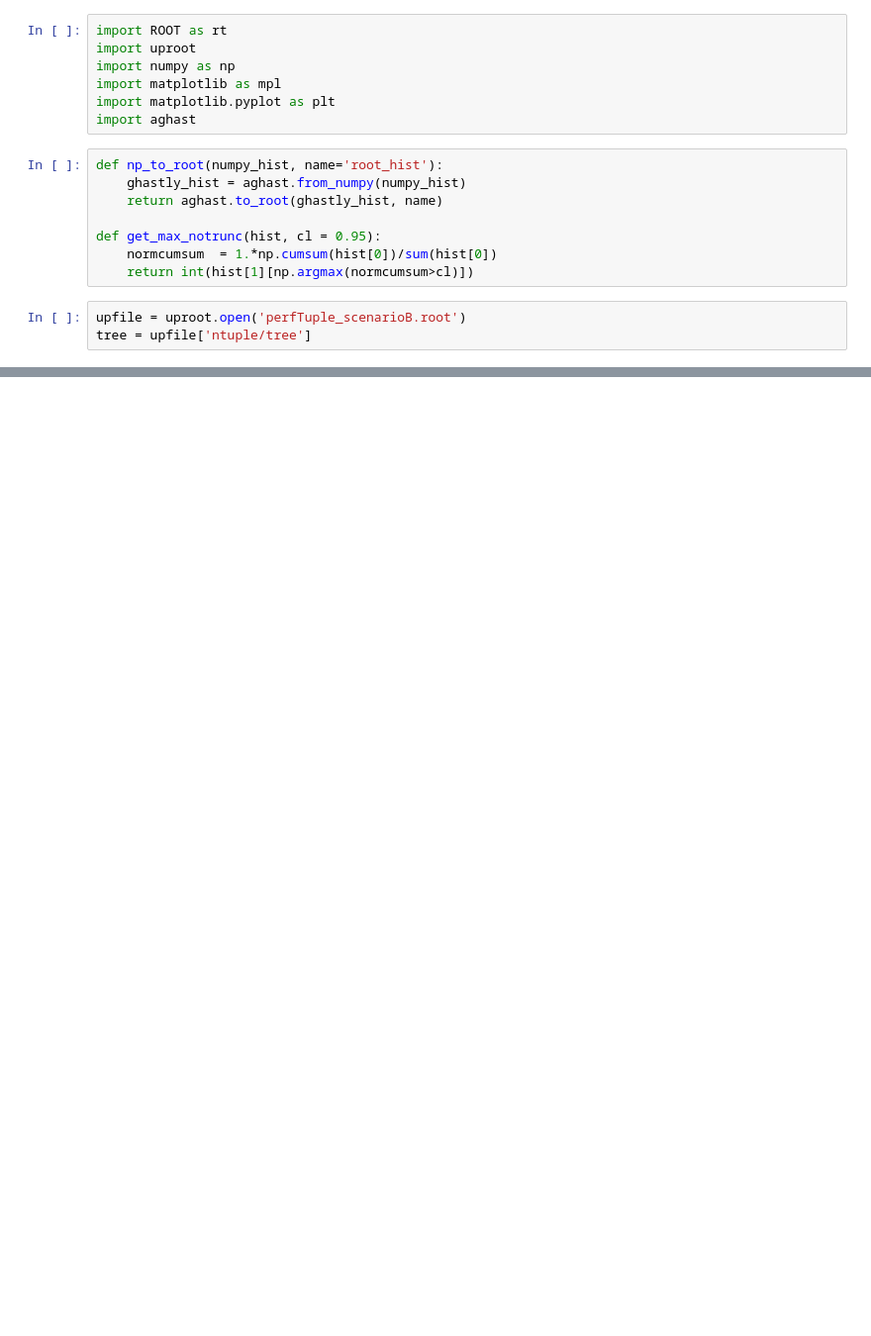
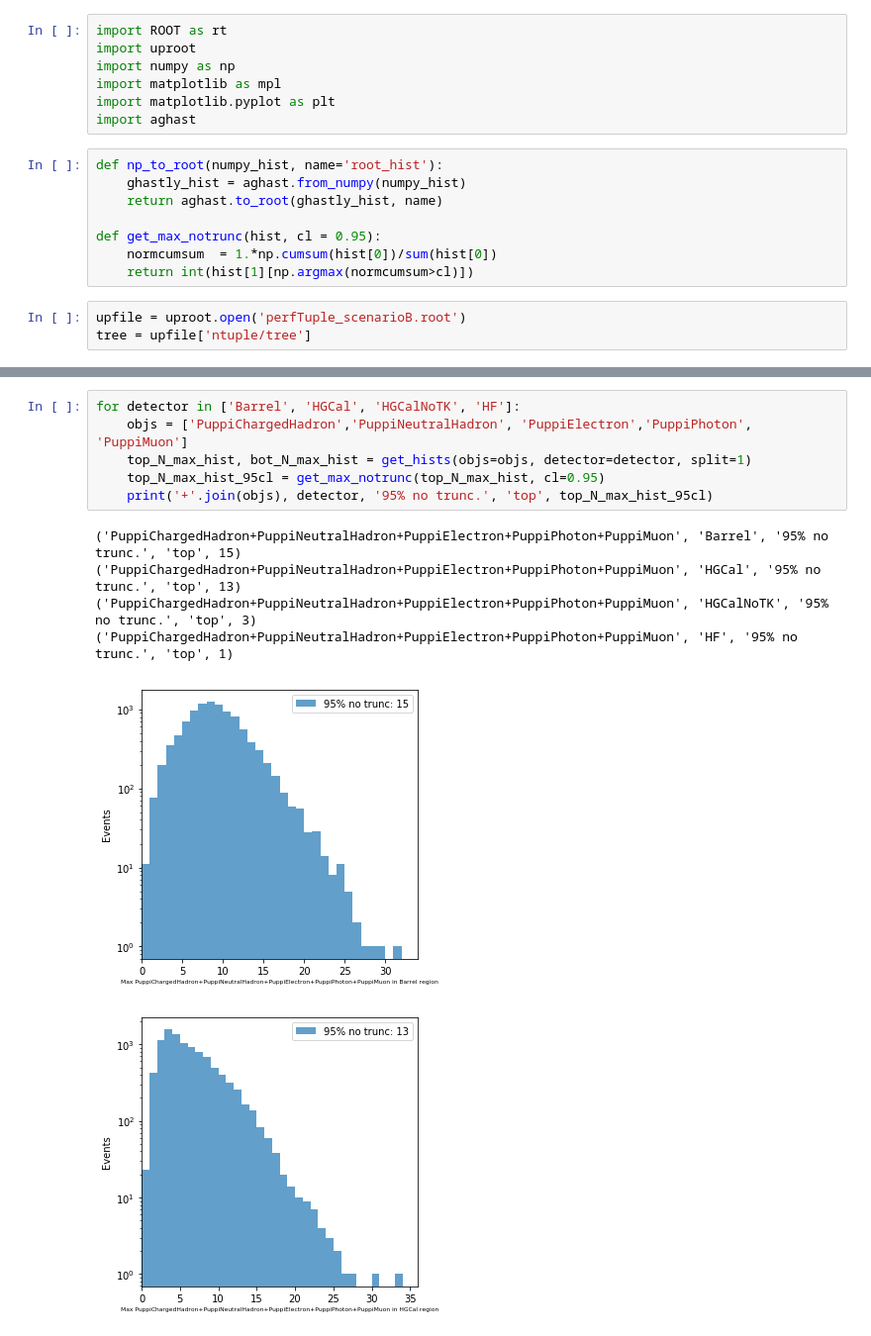
Before and after one commit to Infinity-Edge/P2L1TPFPLoadBalancing, a Jupyter notebook: P2L1PFPLoadBalancing.ipynb, the cells around one changed output, grey strips where cells are left out. Shown: that part at 99% size. Saved outputs shown, nothing was run; the diff lists cells and outputs as text; blank space fills up the shorter version.

```diff
--- a/P2L1PFPLoadBalancing.ipynb
+++ b/P2L1PFPLoadBalancing.ipynb
@@ -194 +184,14 @@ for obj in ['PuppiChargedHadron','PuppiNeutralHadron', 'PuppiElectron','PuppiPho
 ... (9 outputs left out)
+# %%
+for detector in ['Barrel', 'HGCal', 'HGCalNoTK', 'HF']:
+    objs = ['PuppiChargedHadron','PuppiNeutralHadron', 'PuppiElectron','PuppiPhoton', 'PuppiMuon']
+    top_N_max_hist, bot_N_max_hist = get_hists(objs=objs, detector=detector, split=1)
+    top_N_max_hist_95cl = get_max_notrunc(top_N_max_hist, cl=0.95)
+    print('+'.join(objs), detector, '95% no trunc.', 'top', top_N_max_hist_95cl)
+# %% [output]
+('PuppiChargedHadron+PuppiNeutralHadron+PuppiElectron+PuppiPhoton+PuppiMuon', 'Barrel', '95% no trunc.', 'top', 15)
+('PuppiChargedHadron+PuppiNeutralHadron+PuppiElectron+PuppiPhoton+PuppiMuon', 'HGCal', '95% no trunc.', 'top', 13)
+('PuppiChargedHadron+PuppiNeutralHadron+PuppiElectron+PuppiPhoton+PuppiMuon', 'HGCalNoTK', '95% no trunc.', 'top', 3)
+('PuppiChargedHadron+PuppiNeutralHadron+PuppiElectron+PuppiPhoton+PuppiMuon', 'HF', '95% no trunc.', 'top', 1)
+[figure, added]
+[figure, added]
```
Also changed, not shown: parts of 8 cells of this notebook, 1 other file.
